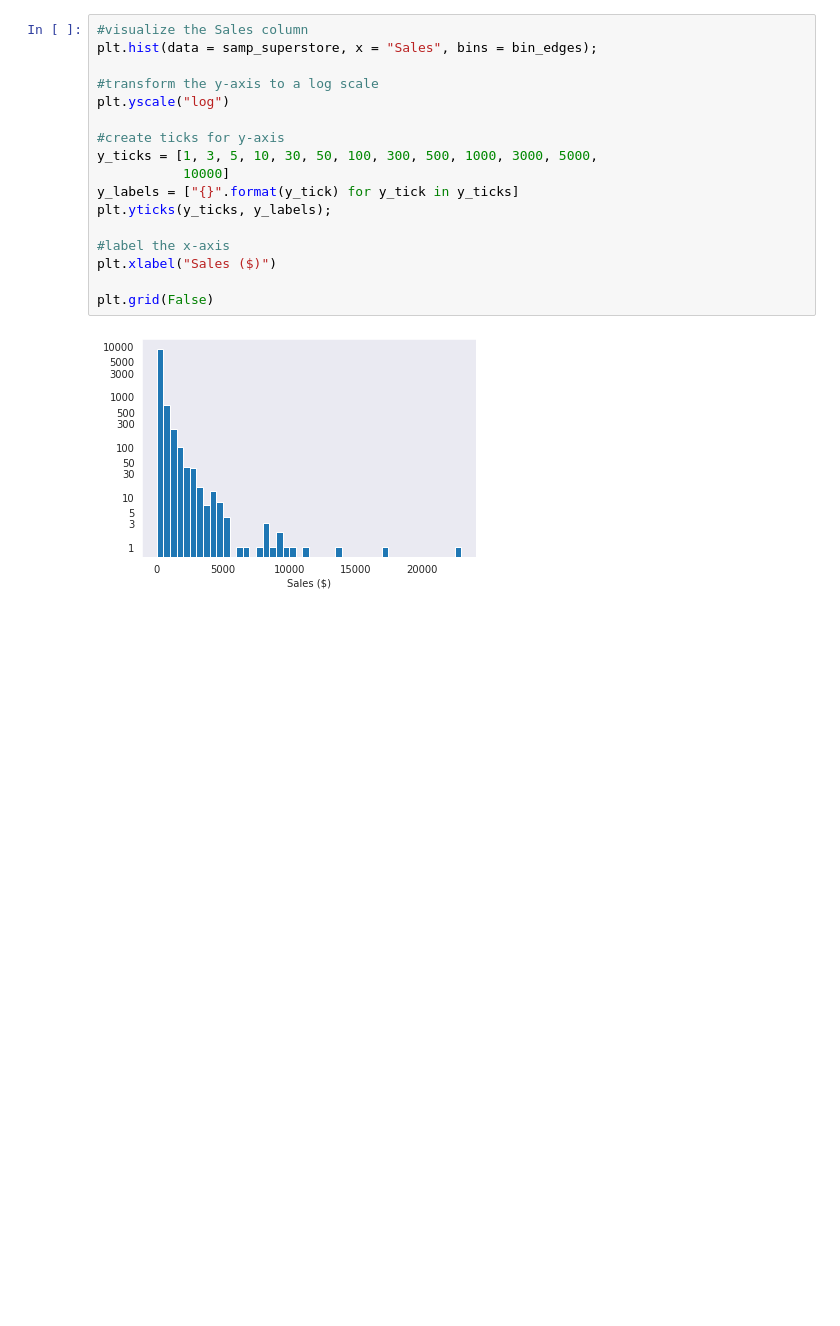
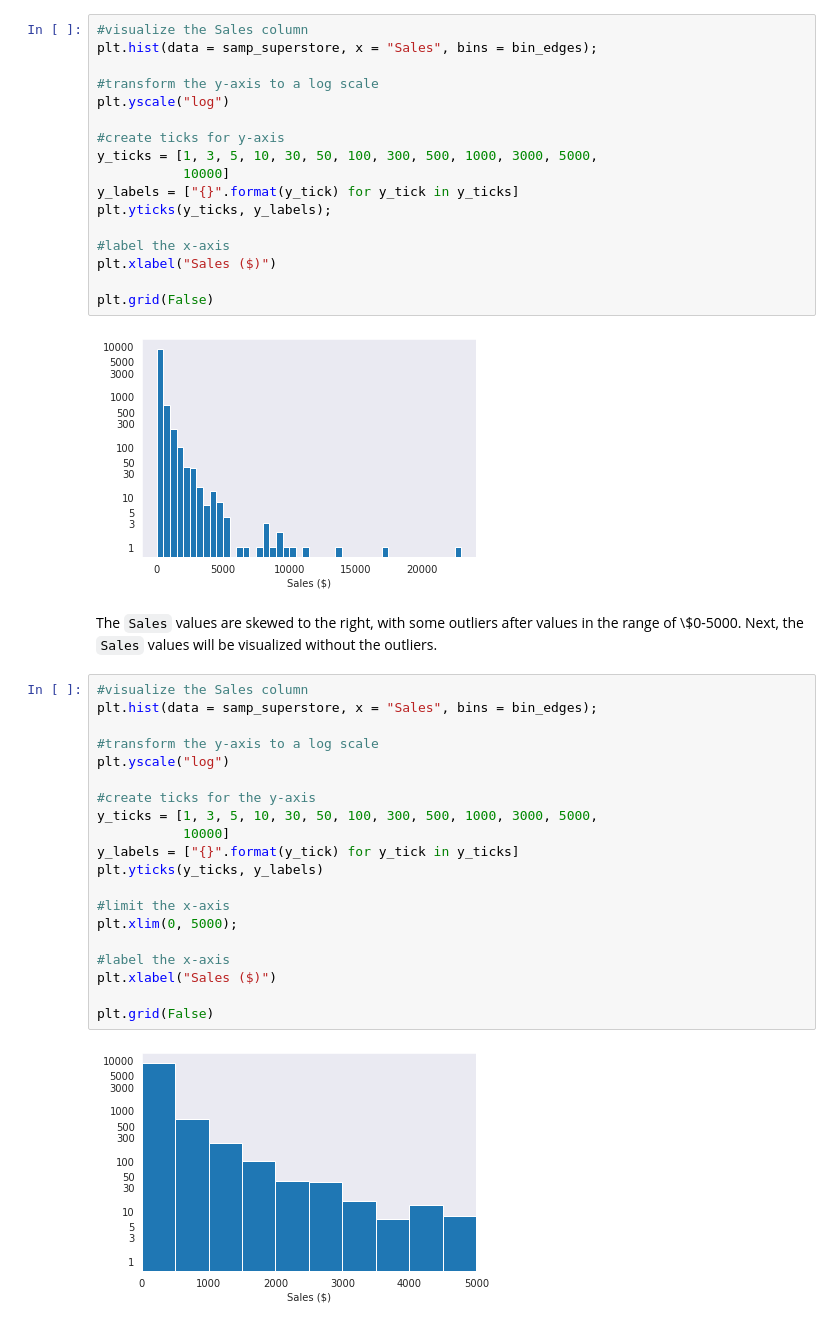
Before and after one commit to Dee-nDee/SuperStore_Data_Analysis, a Jupyter notebook: SuperStore.ipynb, the cells around one changed output. Drawn from its saved outputs; the diff is of its cells as text; blank space fills up the shorter version.

Commit message:
feat: Limit Sales Plot x-axis

```diff
--- a/SuperStore.ipynb
+++ b/SuperStore.ipynb
@@ -431,3 +431,27 @@ plt.xlabel("Sales ($)")
 plt.grid(False)
 # %% [output]
 [figure]
+# %% [markdown]
+The `Sales` values are skewed to the right, with some outliers after values in the range of \\$0-5000. Next, the `Sales` values will be visualized without the outliers.
+# %%
+#visualize the Sales column
+plt.hist(data = samp_superstore, x = "Sales", bins = bin_edges);
+
+#transform the y-axis to a log scale
+plt.yscale("log")
+
+#create ticks for the y-axis
+y_ticks = [1, 3, 5, 10, 30, 50, 100, 300, 500, 1000, 3000, 5000,
+           10000]
+y_labels = ["{}".format(y_tick) for y_tick in y_ticks]
+plt.yticks(y_ticks, y_labels)
+
+#limit the x-axis
+plt.xlim(0, 5000);
+
+#label the x-axis
+plt.xlabel("Sales ($)")
+
+plt.grid(False)
+# %% [output]
+[figure, added]
```
Also changed, not shown: parts of 2 cells of this notebook.
